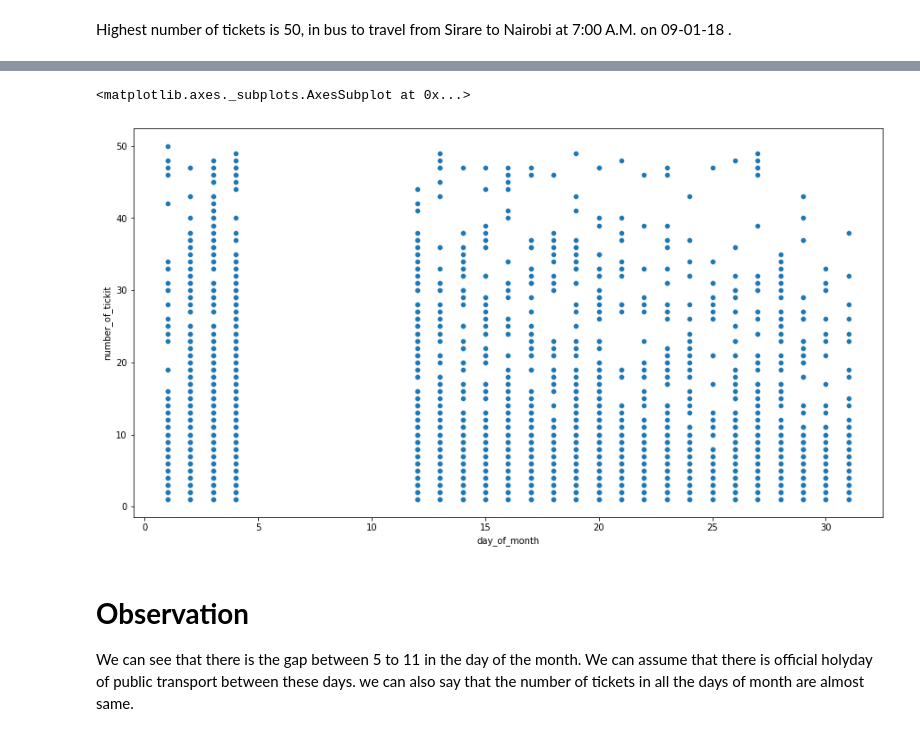
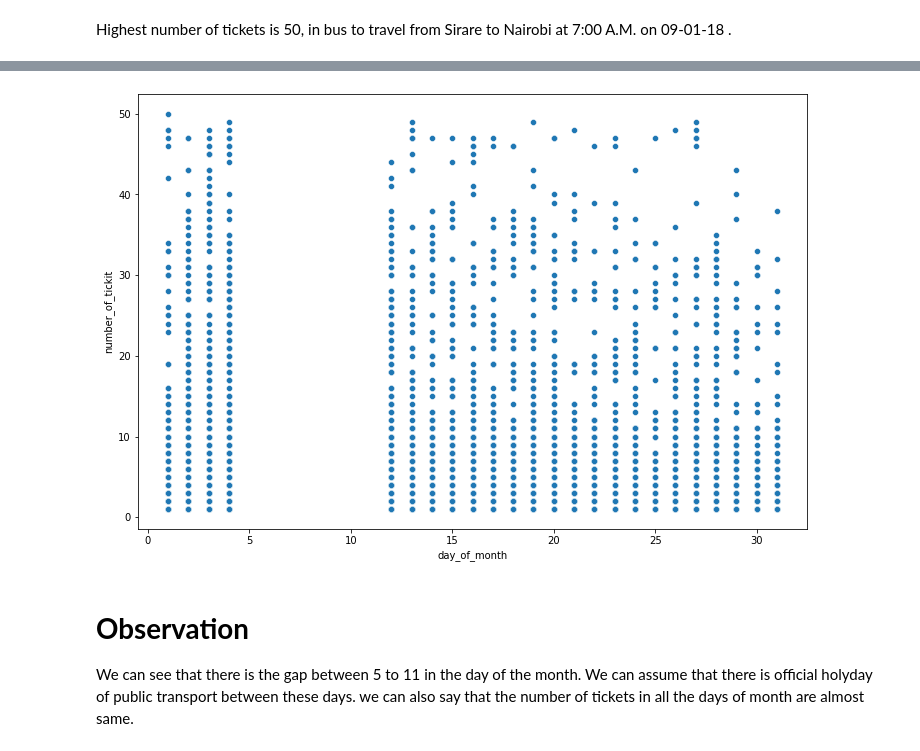
Before and after one commit to Shubhangani-Tiwari/Play-Store--Apps-Reviews-Project, a Jupyter notebook: Demand_prdiction.ipynb, the cells around one changed output, grey strips where cells are left out. Saved outputs shown, nothing was run; the diff lists cells and outputs as text; code cells hidden in the pictures.

```diff
--- a/Demand_prdiction.ipynb
+++ b/Demand_prdiction.ipynb
@@ -431,10 +596,10 @@ Highest number of tickets is 50, in bus to travel from Sirare to Nairobi at 7:00
 # %%
 #scatter plot to understand day of month relation with number of tickets.
-plt.rcParams['figure.figsize']= (15,8)
+plt.figure(figsize=(12,8))
 sns.scatterplot(x=df_new['day_of_month'],y= df_new['number_of_tickit'])
+plt.show()
 # %% [output]
-<matplotlib.axes._subplots.AxesSubplot at 0x...>
-[figure, old version]
+[figure, new version]
 # %% [markdown]
 # **Observation**
 
```
Also changed, not shown: parts of 176 cells of this notebook.
